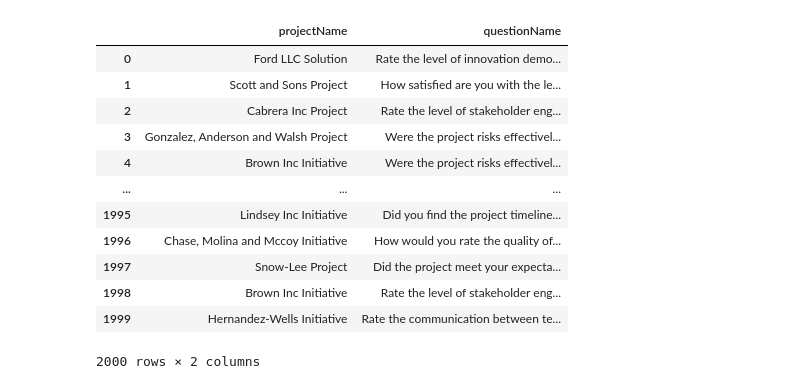
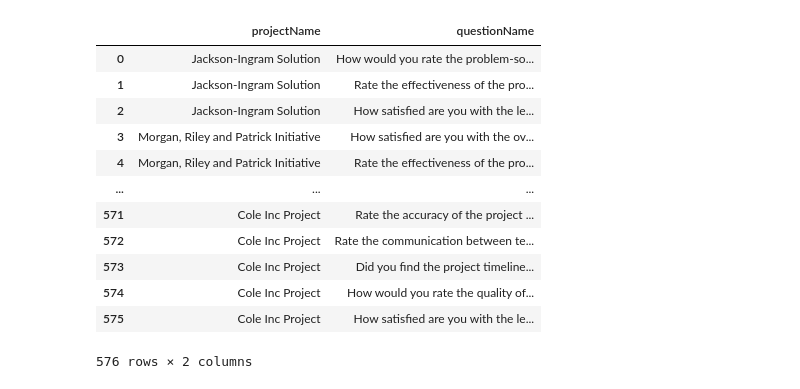
Before and after one commit to dasaniket20002/JMANFinalProject, a Jupyter notebook: misc/GenerateTables/generate_tables.ipynb, the cells around one changed output. Drawn from its saved outputs; the diff is of its cells as text; code cells hidden in the pictures.

```diff
--- a/misc/GenerateTables/generate_tables.ipynb
+++ b/misc/GenerateTables/generate_tables.ipynb
@@ -192,29 +194,34 @@ projectsToUsers_df
 # %%
 def generateProjectsToFeedbackQuestions():
-    project_names = random.choices(project_df['name'], k=num_projects_to_feedback_question)
-    question_names = random.choices(feedbackQuestion_df['question'], k=num_projects_to_feedback_question)
+    project_names = []
+    question_names = []
+    for project in project_df['name']:
+        questions = random.sample(list(feedbackQuestion_df['question']), k=random.randint(0, feedbackQuestion_df['question'].shape[0]))
+        for question in questions:
+            project_names.append(project)
+            question_names.append(question)
 
     data = {
         'projectName': project_names,
         'questionName': question_names
     }
     return data
 
 projectsToFeedbackQuestions_df = pd.DataFrame(generateProjectsToFeedbackQuestions())
 projectsToFeedbackQuestions_df
 # %% [output]
 |  | projectName | questionName |
-| 0 | Ford LLC Solution | Rate the level of innovation demo... |
-| 1 | Scott and Sons Project | How satisfied are you with the le... |
-| 2 | Cabrera Inc Project | Rate the level of stakeholder eng... |
-| 3 | Gonzalez, Anderson and Walsh Project | Were the project risks effectivel... |
-| 4 | Brown Inc Initiative | Were the project risks effectivel... |
+| 0 | Jackson-Ingram Solution | How would you rate the problem-so... |
+| 1 | Jackson-Ingram Solution | Rate the effectiveness of the pro... |
+| 2 | Jackson-Ingram Solution | How satisfied are you with the le... |
+| 3 | Morgan, Riley and Patrick Initiative | How satisfied are you with the ov... |
+| 4 | Morgan, Riley and Patrick Initiative | Rate the effectiveness of the pro... |
 | ... | ... | ... |
-| 1995 | Lindsey Inc Initiative | Did you find the project timeline... |
-| 1996 | Chase, Molina and Mccoy Initiative | How would you rate the quality of... |
-| 1997 | Snow-Lee Project | Did the project meet your expecta... |
-| 1998 | Brown Inc Initiative | Rate the level of stakeholder eng... |
-| 1999 | Hernandez-Wells Initiative | Rate the communication between te... |
+| 571 | Cole Inc Project | Rate the accuracy of the project ... |
+| 572 | Cole Inc Project | Rate the communication between te... |
+| 573 | Cole Inc Project | Did you find the project timeline... |
+| 574 | Cole Inc Project | How would you rate the quality of... |
+| 575 | Cole Inc Project | How satisfied are you with the le... |
-2000 rows × 2 columns
+576 rows × 2 columns
 # %%
 def generate_random_sunday():
```
Also changed, not shown: parts of 8 cells of this notebook, 9 other files.
